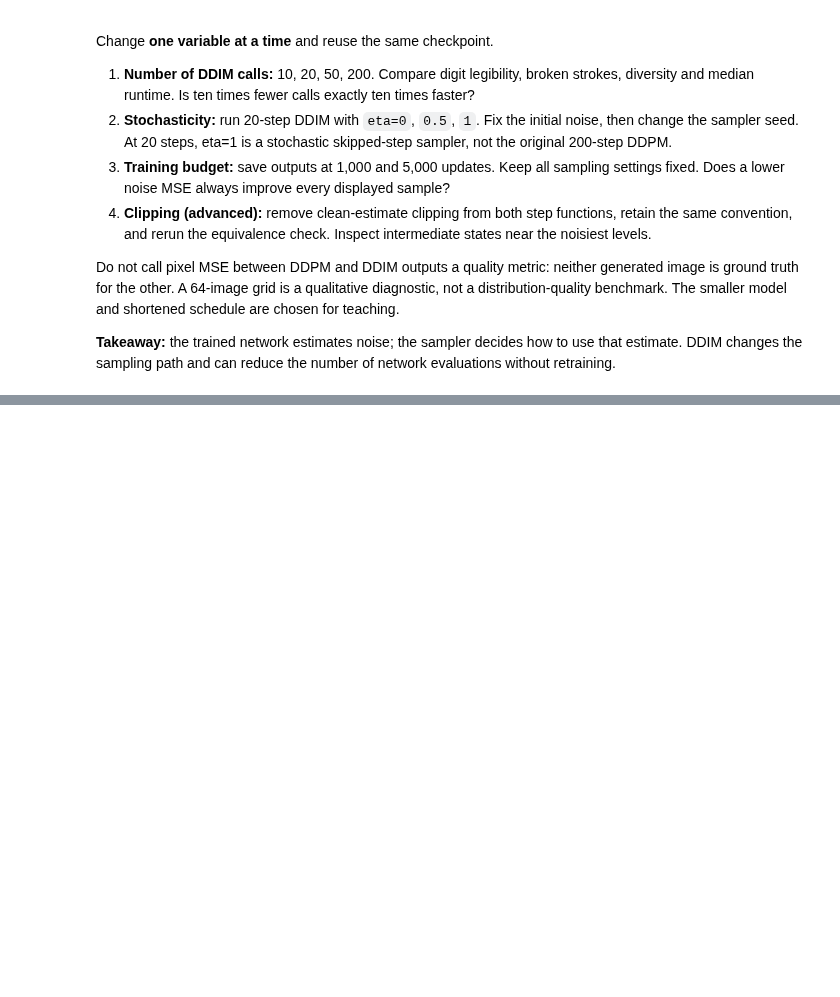
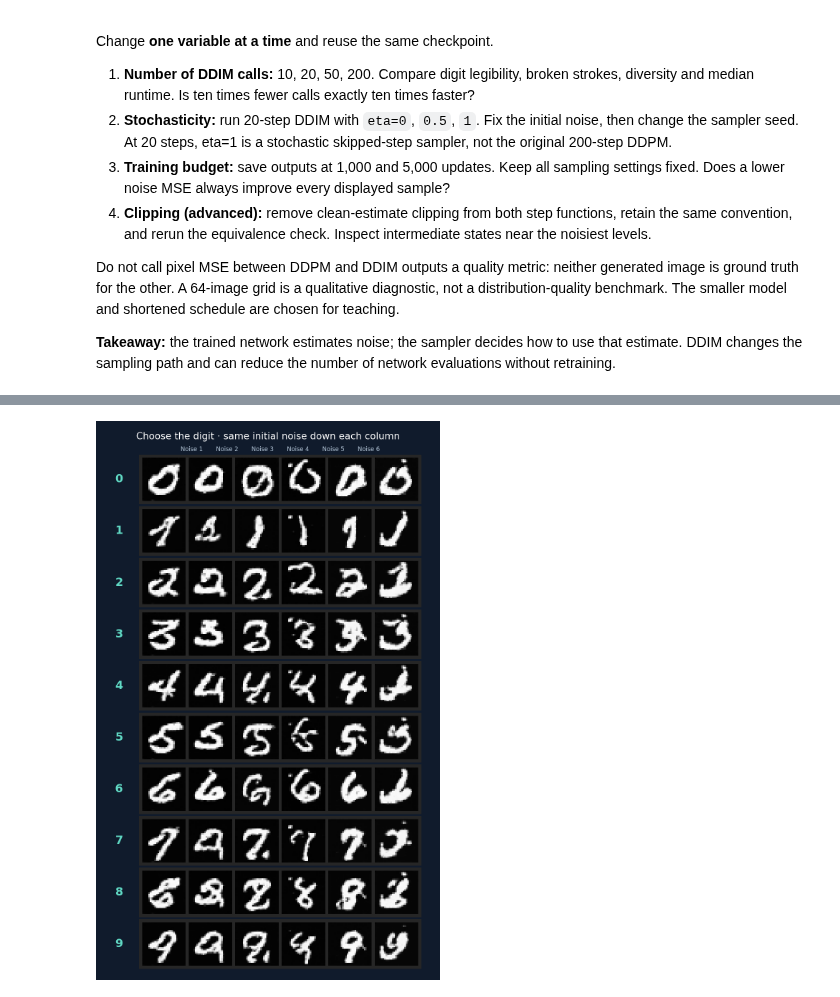
Before and after one commit to r-isachenko/2026-DGM-MIPT-YSDA-course, a Jupyter notebook: seminars/seminar7/seminar7_ddpm_mnist.ipynb, the cells around one changed output, grey strips where cells are left out. Cells and saved outputs as stored; diff of their text form; code cells hidden in the pictures; blank space fills up the shorter version.

```diff
--- a/seminars/seminar7/seminar7_ddpm_mnist.ipynb
+++ b/seminars/seminar7/seminar7_ddpm_mnist.ipynb
@@ -557,0 +714,18 @@ Do not call pixel MSE between DDPM and DDIM outputs a quality metric: neither ge
+# %%
+conditional_grid_rng = torch.Generator().manual_seed(2048)
+noise_columns = torch.randn((6,1,28,28),generator=conditional_grid_rng).to(device)
+label_grid = torch.arange(10,device=device).repeat_interleave(6)
+noise_grid = noise_columns.repeat(10,1,1,1)
+conditioned_grid,_,_,_ = sample(conditional_ema,noise_grid,"ddim",50,class_labels=label_grid)
+fig,axes = plt.subplots(10,1,figsize=(8,13),facecolor="#101b2c")
+for digit,ax in enumerate(axes):
+    show_grid(conditioned_grid[digit*6:(digit+1)*6],"",6,ax)
+    ax.text(-.07,.5,str(digit),transform=ax.transAxes,color="#61dac5",
+            fontsize=19,weight="bold",ha="center",va="center")
+fig.suptitle("Choose the digit · same initial noise down each column",color="white",fontsize=16)
+axes[0].set_title("Noise 1       Noise 2       Noise 3       Noise 4       Noise 5       Noise 6",
+                  color="#b8cadc",fontsize=10)
+fig.subplots_adjust(top=.94,bottom=.02,left=.09,right=.98,hspace=.04)
+plt.show()
+# %% [output]
+[figure, added]
```
Also changed, not shown: parts of 16 cells of this notebook, 1 other file.
